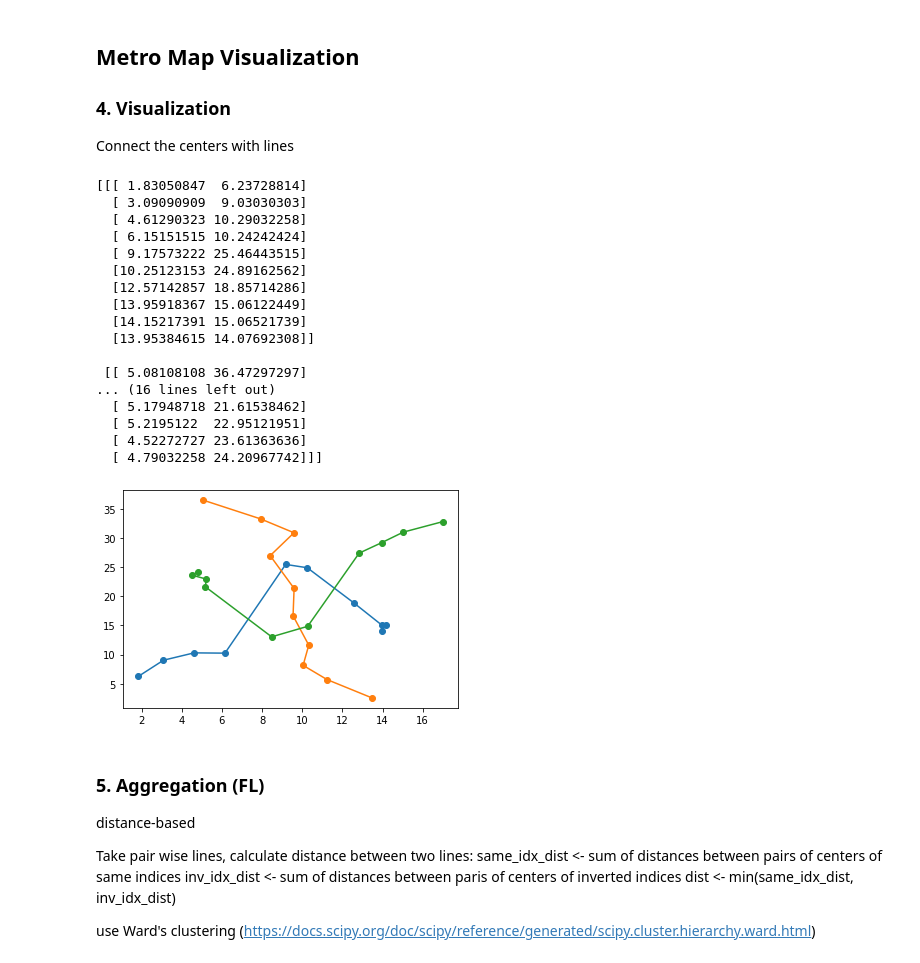
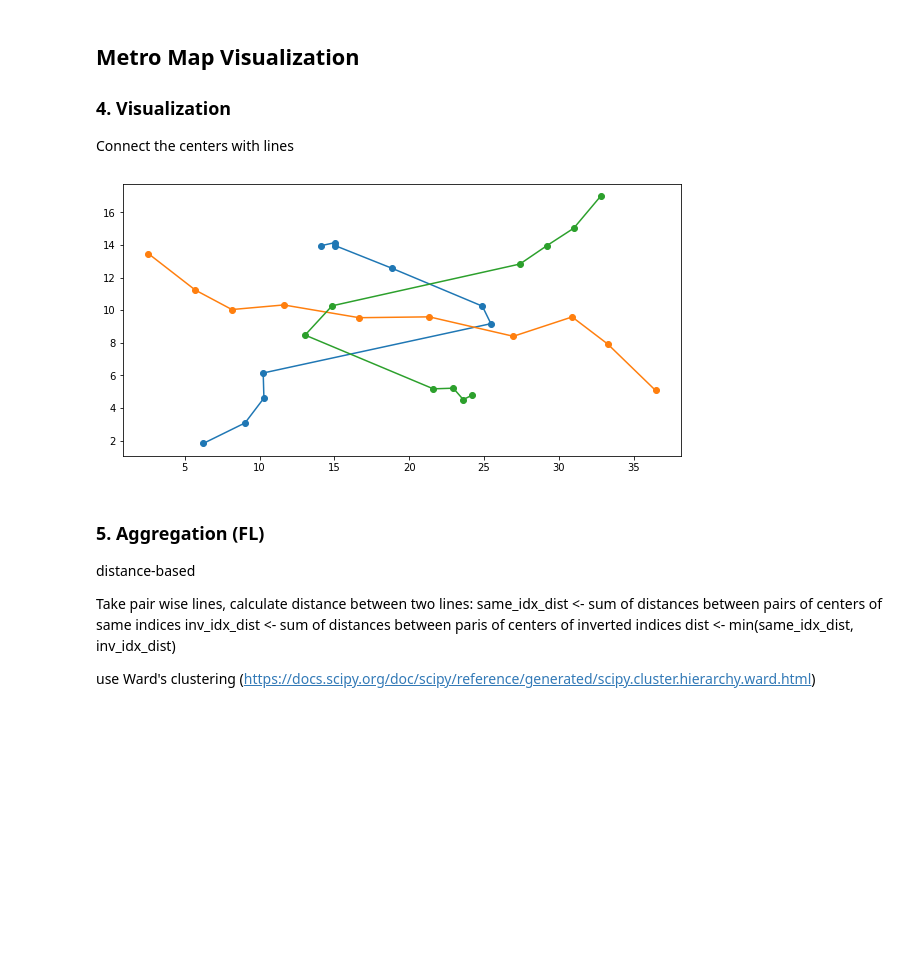
Before and after one commit to filipLoisel/SOS, a Jupyter notebook: UE3/src/main.ipynb, the cells around one changed output. Saved outputs shown, nothing was run; the diff lists cells and outputs as text; code cells hidden in the pictures; blank space fills up the shorter version.

```diff
--- a/UE3/src/main.ipynb
+++ b/UE3/src/main.ipynb
@@ -132,33 +132,20 @@ array([[[ 1.83050847,  6.23728814],
 
 Connect the centers with lines
 # %%
-print(lines)
+def visualize(lines):
 
-for line in lines:
-    x_coordinates = [point[0] for point in line]
-    y_coordinates = [point[1] for point in line]
-    plt.plot(x_coordinates, y_coordinates, '-o')
+    plt.figure(figsize=(10, 5))
 
-plt.show()
+    for line in lines:
+        x_coordinates = [point[0] for point in line]
+        y_coordinates = [point[1] for point in line]
+        plt.plot(y_coordinates,x_coordinates, '-o')
+
+    plt.show()
+
+visualize(lines)
 # %% [output]
-[[[ 1.83050847  6.23728814]
-  [ 3.09090909  9.03030303]
-  [ 4.61290323 10.29032258]
-  [ 6.15151515 10.24242424]
-  [ 9.17573222 25.46443515]
-  [10.25123153 24.89162562]
-  [12.57142857 18.85714286]
-  [13.95918367 15.06122449]
-  [14.15217391 15.06521739]
-  [13.95384615 14.07692308]]
-
- [[ 5.08108108 36.47297297]
-... (16 lines left out)
-  [ 5.17948718 21.61538462]
-  [ 5.2195122  22.95121951]
-  [ 4.52272727 23.61363636]
-  [ 4.79032258 24.20967742]]]
-[figure, old version]
+[figure, new version]
 # %% [markdown]
 ### 5. Aggregation (FL)
 
```
Also changed, not shown: parts of 4 cells of this notebook.
